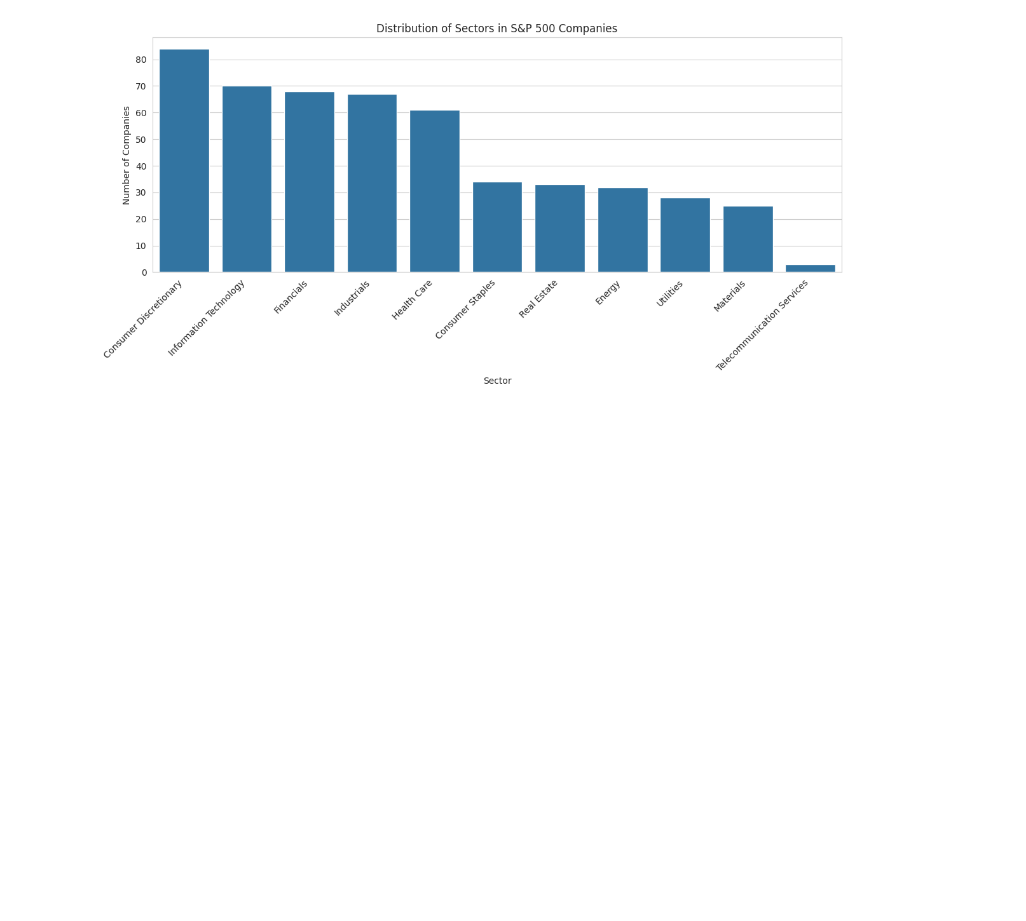
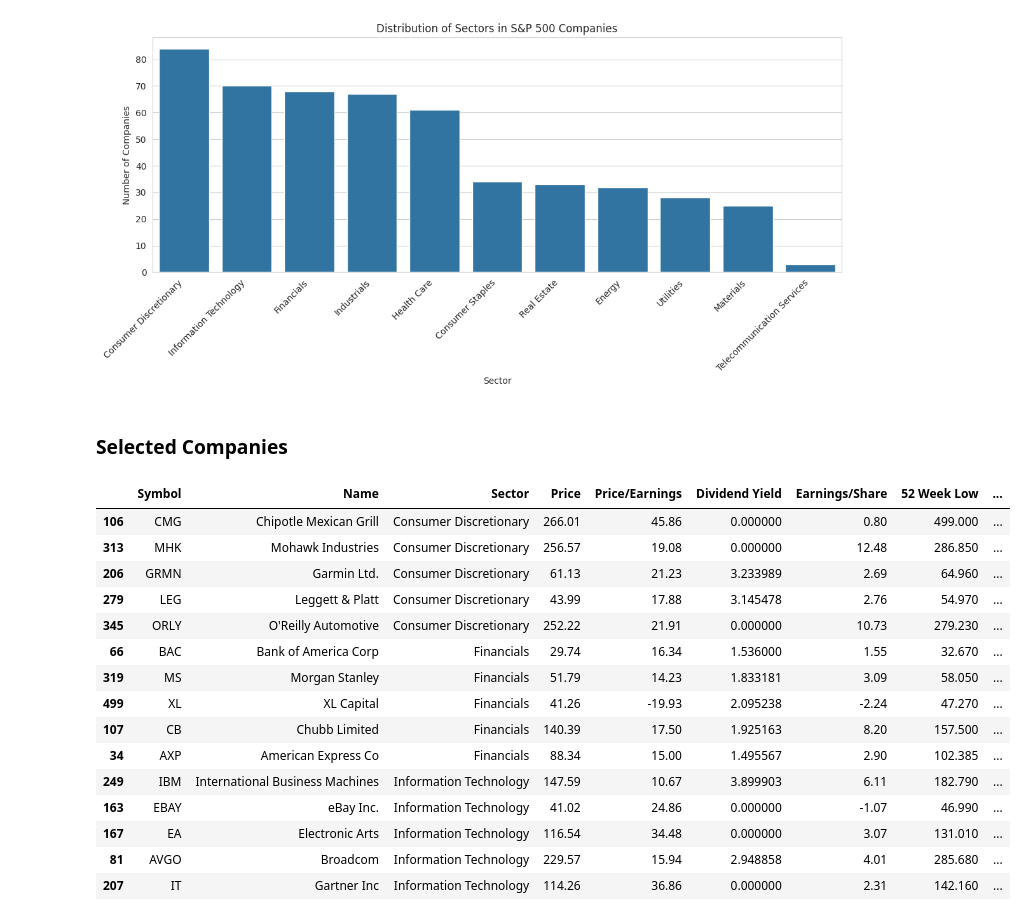
Before and after one commit to khalilvandian/portfolio_management, a Jupyter notebook: Sector and Company Sampling.ipynb, the cells around one changed output. Drawn from its saved outputs; the diff is of its cells as text; code cells hidden in the pictures; blank space fills up the shorter version.

Commit message:
selected companies

```diff
--- a/Sector and Company Sampling.ipynb
+++ b/Sector and Company Sampling.ipynb
@@ -61,3 +64,30 @@ plt.tight_layout()
 plt.show()
 # %% [output]
 [figure]
+# %% [markdown]
+### Selected Companies
+# %%
+# sample 5 top sectors and select 5 random stocks
+selected_sectors = list(sector_counts.index[:3])
+
+selected_sector_comp = comp_info[comp_info.apply(lambda row: row["Sector"] in selected_sectors, axis=1)]
+
+selected_companies = selected_sector_comp.groupby(by="Sector").sample(5, random_state=random_seed)
+selected_companies
+# %% [output]
+|  | Symbol | Name | Sector | Price | Price/Earnings | Dividend Yield | Earnings/Share | 52 Week Low | ... |
+| 106 | CMG | Chipotle Mexican Grill | Consumer Discretionary | 266.01 | 45.86 | 0.000000 | 0.80 | 499.000 | ... |
+| 313 | MHK | Mohawk Industries | Consumer Discretionary | 256.57 | 19.08 | 0.000000 | 12.48 | 286.850 | ... |
+| 206 | GRMN | Garmin Ltd. | Consumer Discretionary | 61.13 | 21.23 | 3.233989 | 2.69 | 64.960 | ... |
+| 279 | LEG | Leggett & Platt | Consumer Discretionary | 43.99 | 17.88 | 3.145478 | 2.76 | 54.970 | ... |
+| 345 | ORLY | O'Reilly Automotive | Consumer Discretionary | 252.22 | 21.91 | 0.000000 | 10.73 | 279.230 | ... |
+| 66 | BAC | Bank of America Corp | Financials | 29.74 | 16.34 | 1.536000 | 1.55 | 32.670 | ... |
+| 319 | MS | Morgan Stanley | Financials | 51.79 | 14.23 | 1.833181 | 3.09 | 58.050 | ... |
+| 499 | XL | XL Capital | Financials | 41.26 | -19.93 | 2.095238 | -2.24 | 47.270 | ... |
+| 107 | CB | Chubb Limited | Financials | 140.39 | 17.50 | 1.925163 | 8.20 | 157.500 | ... |
+| 34 | AXP | American Express Co | Financials | 88.34 | 15.00 | 1.495567 | 2.90 | 102.385 | ... |
+| 249 | IBM | International Business Machines | Information Technology | 147.59 | 10.67 | 3.899903 | 6.11 | 182.790 | ... |
+| 163 | EBAY | eBay Inc. | Information Technology | 41.02 | 24.86 | 0.000000 | -1.07 | 46.990 | ... |
+| 167 | EA | Electronic Arts | Information Technology | 116.54 | 34.48 | 0.000000 | 3.07 | 131.010 | ... |
+| 81 | AVGO | Broadcom | Information Technology | 229.57 | 15.94 | 2.948858 | 4.01 | 285.680 | ... |
+| 207 | IT | Gartner Inc | Information Technology | 114.26 | 36.86 | 0.000000 | 2.31 | 142.160 | ... |
```
Also changed, not shown: parts of 2 cells of this notebook.
